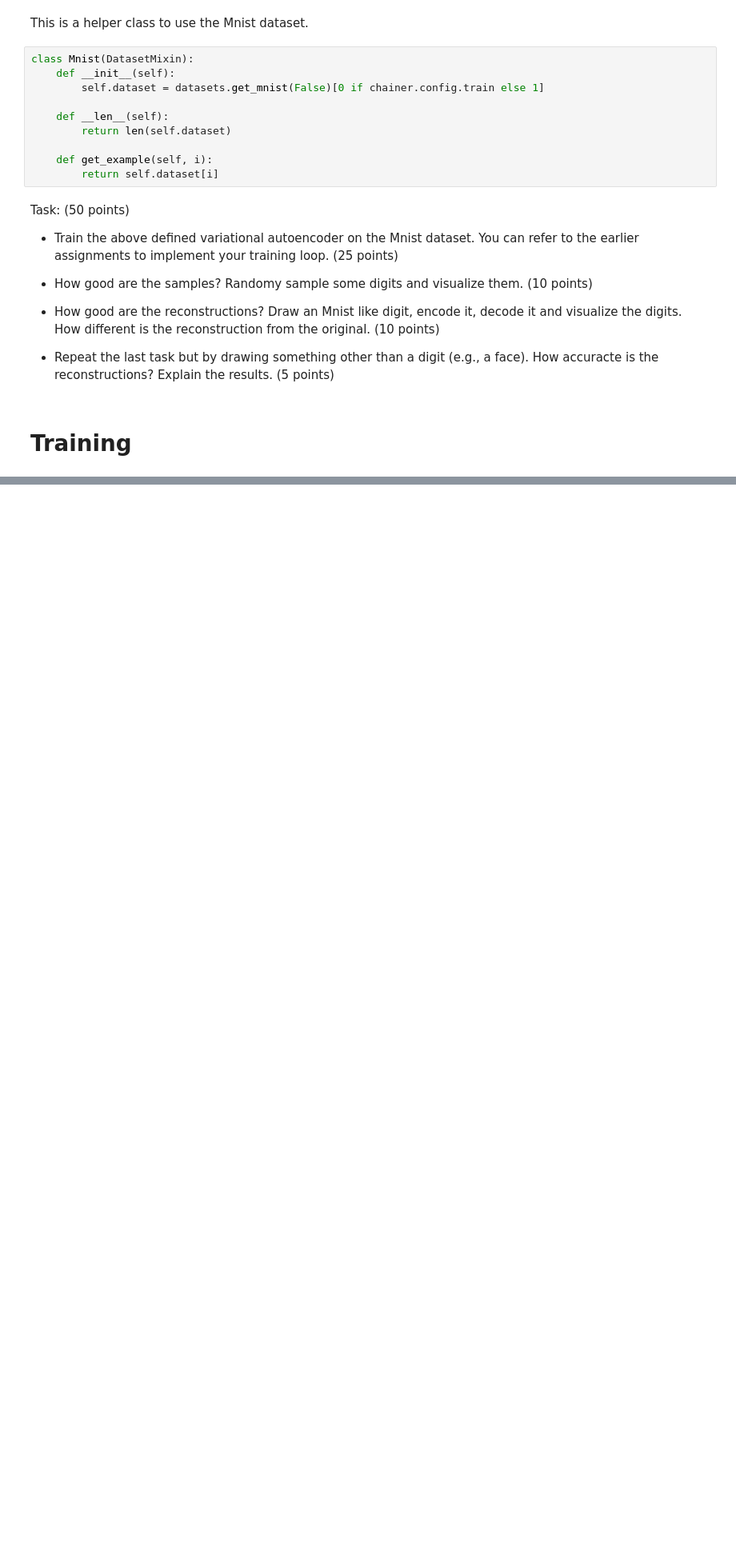
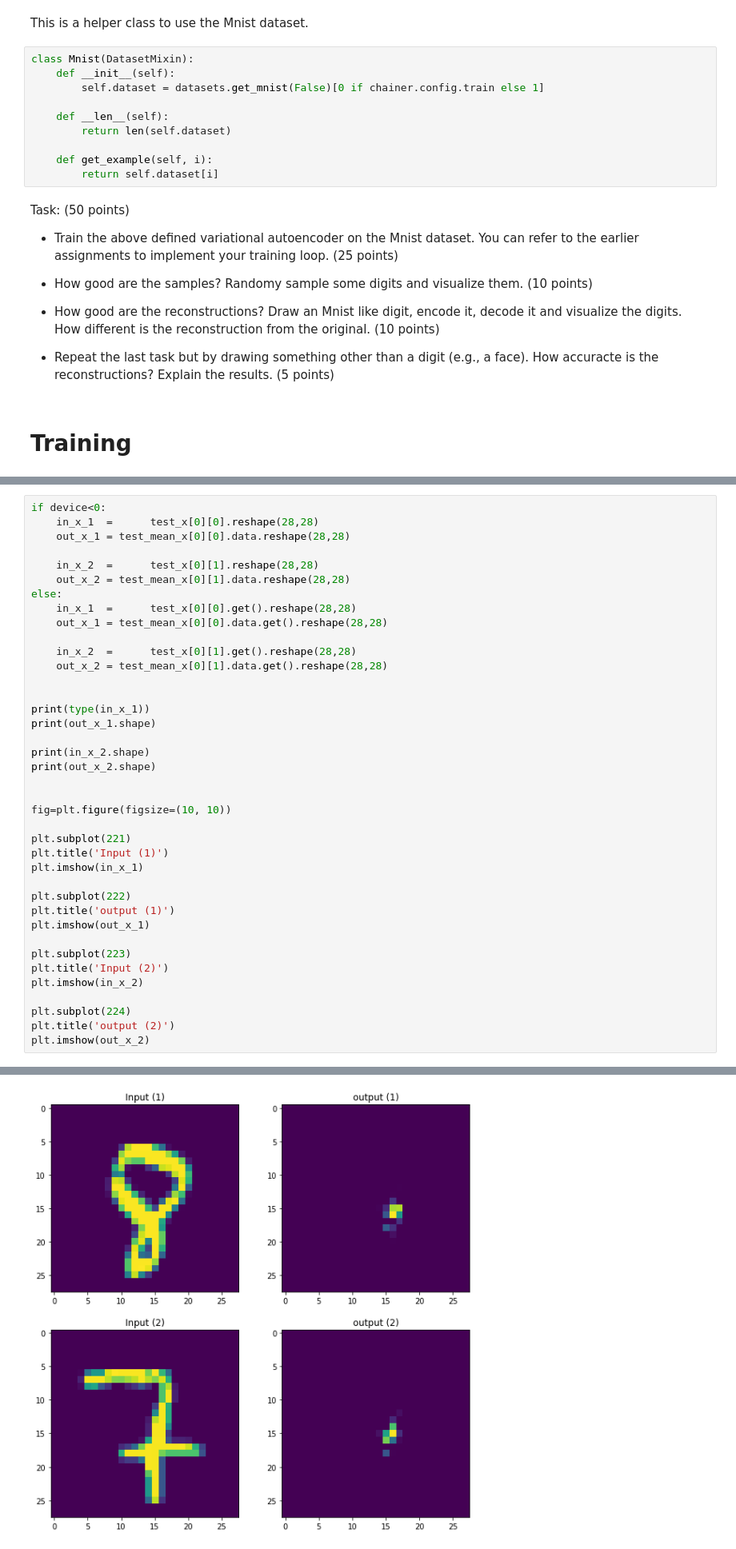
Before and after one commit to basameera/NIPS_week_6_7, a Jupyter notebook: weeks_6_and_7_sameera.ipynb, the cells around one changed output, grey strips where cells are left out. Shown at 80% size. Saved outputs shown, nothing was run; the diff lists cells and outputs as text; blank space fills up the shorter version.

```diff
--- a/weeks_6_and_7_sameera.ipynb
+++ b/weeks_6_and_7_sameera.ipynb
@@ -282,0 +378,40 @@ optimizer.setup(model)
+# %%
+if device<0:
+    in_x_1  =      test_x[0][0].reshape(28,28)
+    out_x_1 = test_mean_x[0][0].data.reshape(28,28)
+
+    in_x_2  =      test_x[0][1].reshape(28,28)
+    out_x_2 = test_mean_x[0][1].data.reshape(28,28)
+else:
+    in_x_1  =      test_x[0][0].get().reshape(28,28)
+    out_x_1 = test_mean_x[0][0].data.get().reshape(28,28)
+
+    in_x_2  =      test_x[0][1].get().reshape(28,28)
+    out_x_2 = test_mean_x[0][1].data.get().reshape(28,28)
+
+
+print(type(in_x_1))
+print(out_x_1.shape)
+
+print(in_x_2.shape)
+print(out_x_2.shape)
+
+
+fig=plt.figure(figsize=(10, 10))
+
+plt.subplot(221)
+plt.title('Input (1)')
+plt.imshow(in_x_1)
+
+plt.subplot(222)
+plt.title('output (1)')
+plt.imshow(out_x_1)
+
+plt.subplot(223)
+plt.title('Input (2)')
+plt.imshow(in_x_2)
+
+plt.subplot(224)
+plt.title('output (2)')
+plt.imshow(out_x_2)
+# %% [output]
@@ -283,2 +423,3 @@ optimizer.setup(model)
+[figure, added]
 # %% [markdown]
 Bonus task: Try the same experiments on a different dataset. (20 bonus points)
```
Also changed, not shown: parts of 17 cells of this notebook.
